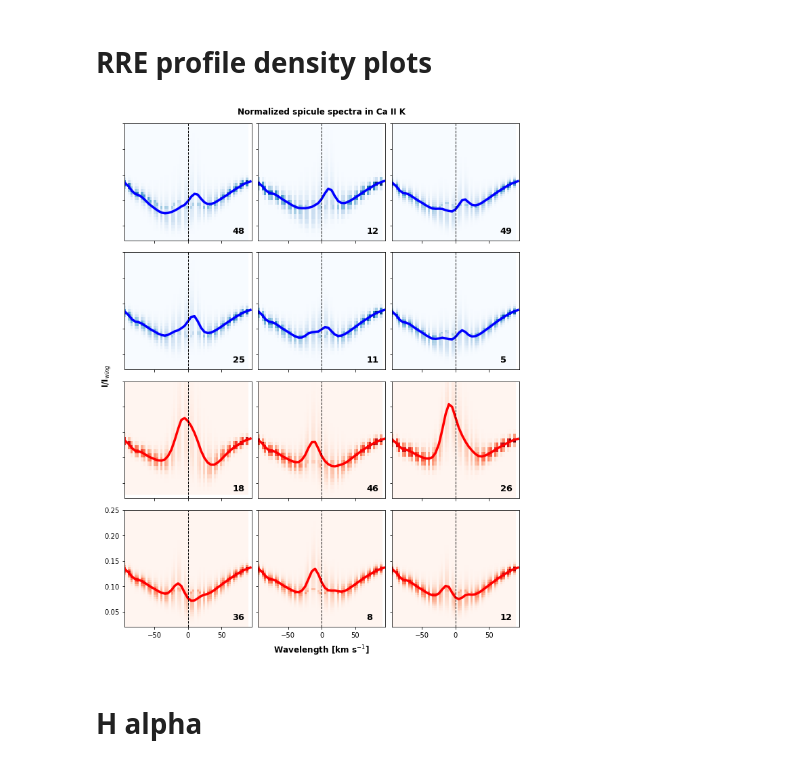
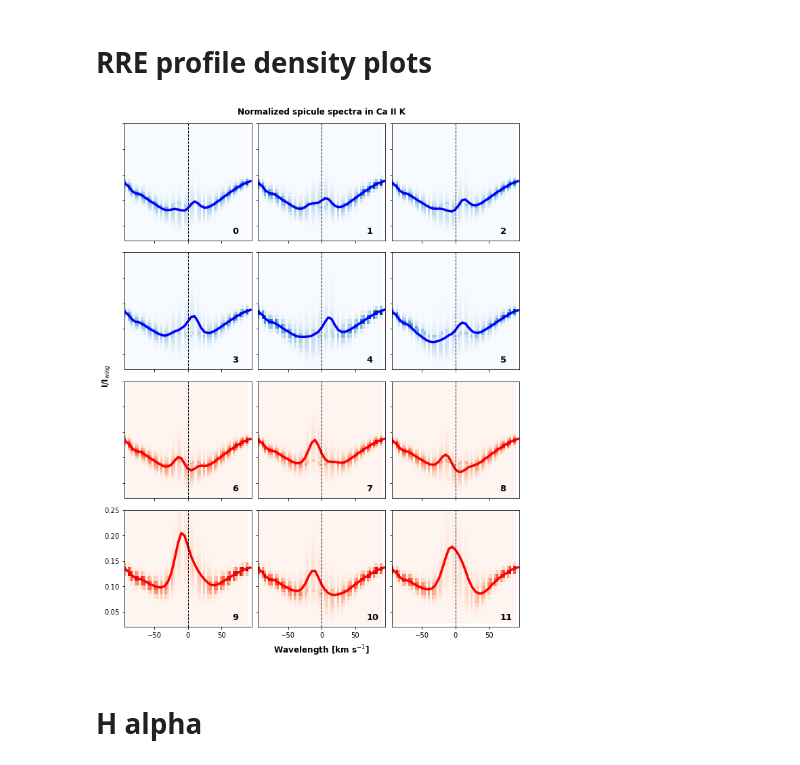
Before and after one commit to souvikita/Statistical-analysis-of-spicules, a Jupyter notebook: Notebooks/Density_profiles_plot.ipynb, the cells around one changed output. Saved outputs shown, nothing was run; the diff lists cells and outputs as text; code cells hidden in the pictures.

Commit message:
Updated cluster numbers on the density plot

```diff
--- a/Notebooks/Density_profiles_plot.ipynb
+++ b/Notebooks/Density_profiles_plot.ipynb
@@ -327,24 +329,26 @@ heatmap12, xedges12, yedges12 = np.histogram2d(repeat_wave_16,all_profiles_16.fl
 extent12= [xedges12[0], xedges12[-1], yedges12[0], yedges12[-1]]
 X12, Y12 = np.meshgrid(xedges12[0:-1],yedges12[0:-1])
 # %%
+####--------[5, 11, 49, 25, 12, 48,]-->[0, 1, 2, 3, 4, 5]---- For regrouping the clusters
+###--[16, 8, 36, 26, 46, 18,]-->[6, 7, 8, 9, 10, 11]
 fig, ax = plt.subplots(4,3,figsize=(9,12),sharey='row')
 fig.subplots_adjust(hspace = 0.1,wspace=0.05,left=0.05,right=0.95,top=0.93,bottom=0.07)
 ax=ax.ravel()
 
-ax[0].pcolormesh(X1, Y1, heatmap1.T,cmap='Blues',shading='gauroud')
+ax[0].pcolormesh(X6, Y6, heatmap6.T,cmap='Blues',shading='gauroud')
 ax[0].set_ylim((0.02,0.25))
 ax[0].set_xlim((-95,95))
-ax[0].plot(dopp_Ca[:40],data[48,:40],color='Blue',linewidth=3.5)
-ax[0].text(.85, .065, str(48), transform=ax[0].transAxes, size=13,color='Black',fontweight='bold')
+ax[0].plot(dopp_Ca[:40],data[5,:40],color='Blue',linewidth=3.5)
+ax[0].text(.85, .065, str(0), transform=ax[0].transAxes, size=13,color='Black',fontweight='bold')
 ax[0].axvline(x=0,color='black',linewidth = 1,linestyle='dashed')
 plt.setp(ax[0].get_xticklabels(), visible=False)
 plt.setp(ax[0].get_yticklabels(), visible=False)
 
-ax[1].pcolormesh(X2, Y2, heatmap2.T,cmap='Blues',shading='gauroud')
+ax[1].pcolormesh(X5, Y5, heatmap5.T,cmap='Blues',shading='gauroud')
 ax[1].set_ylim((0.02,0.25))
 ax[1].set_xlim((-95,95))
-ax[1].plot(dopp_Ca[:40],data[12,:40],color='Blue',linewidth=3.5)
-ax[1].text(.85, .065, str(12), transform=ax[1].transAxes, size=13,color='Black',fontweight='bold')
+ax[1].plot(dopp_Ca[:40],data[11,:40],color='Blue',linewidth=3.5)
+ax[1].text(.85, .065, str(1), transform=ax[1].transAxes, size=13,color='Black',fontweight='bold')
 ax[1].axvline(x=0,color='black',linewidth = 1,linestyle='dashed')
 plt.setp(ax[1].get_xticklabels(), visible=False)
 plt.setp(ax[1].get_yticklabels(), visible=False)
@@ -353,7 +357,7 @@ ax[2].pcolormesh(X3, Y3, heatmap3.T,cmap='Blues',shading='gauroud')
 ax[2].set_ylim((0.02,0.25))
 ax[2].set_xlim((-95,95))
 ax[2].plot(dopp_Ca[:40],data[49,:40],color='Blue',linewidth=3.5)
-ax[2].text(.85, .065, str(49), transform=ax[2].transAxes, size=13,color='Black',fontweight='bold')
+ax[2].text(.85, .065, str(2), transform=ax[2].transAxes, size=13,color='Black',fontweight='bold')
 ax[2].axvline(x=0,color='black',linewidth = 1,linestyle='dashed')
 plt.setp(ax[2].get_xticklabels(), visible=False)
 plt.setp(ax[2].get_yticklabels(), visible=False)
@@ -362,89 +366,91 @@ ax[3].pcolormesh(X4, Y4, heatmap4.T,cmap='Blues',shading='gauroud')
 ax[3].set_ylim((0.02,0.25))
 ax[3].set_xlim((-95,95))
 ax[3].plot(dopp_Ca[:40],data[25,:40],color='Blue',linewidth=3.5)
-ax[3].text(.85, .065, str(25), transform=ax[3].transAxes, size=13,color='Black',fontweight='bold')
+ax[3].text(.85, .065, str(3), transform=ax[3].transAxes, size=13,color='Black',fontweight='bold')
 ax[3].axvline(x=0,color='black',linewidth = 1,linestyle='dashed')
 plt.setp(ax[3].get_xticklabels(), visible=False)
 plt.setp(ax[3].get_yticklabels(), visible=False)
 
-ax[4].pcolormesh(X5, Y5, heatmap5.T,cmap='Blues',shading='gauroud')
+ax[4].pcolormesh(X2, Y2, heatmap2.T,cmap='Blues',shading='gauroud')
 ax[4].set_ylim((0.02,0.25))
 ax[4].set_xlim((-95,95))
-ax[4].plot(dopp_Ca[:40],data[11,:40],color='Blue',linewidth=3.5)
-ax[4].text(.85, .065, str(11), transform=ax[4].transAxes, size=13,color='Black',fontweight='bold')
+ax[4].plot(dopp_Ca[:40],data[12,:40],color='Blue',linewidth=3.5)
+ax[4].text(.85, .065, str(4), transform=ax[4].transAxes, size=13,color='Black',fontweight='bold')
 ax[4].axvline(x=0,color='black',linewidth = 1,linestyle='dashed')
 plt.setp(ax[4].get_xticklabels(), visible=False)
 plt.setp(ax[4].get_yticklabels(), visible=False)
 
-ax[5].pcolormesh(X6, Y6, heatmap6.T,cmap='Blues',shading='gauroud')
+ax[5].pcolormesh(X1, Y1, heatmap1.T,cmap='Blues',shading='gauroud')
 ax[5].set_ylim((0.02,0.25))
 ax[5].set_xlim((-95,95))
-ax[5].plot(dopp_Ca[:40],data[5,:40],color='Blue',linewidth=3.5)
+ax[5].plot(dopp_Ca[:40],data[48,:40],color='Blue',linewidth=3.5)
 ax[5].text(.85, .065, str(5), transform=ax[5].transAxes, size=13,color='Black',fontweight='bold')
 ax[5].axvline(x=0,color='black',linewidth = 1,linestyle='dashed')
 plt.setp(ax[5].get_xticklabels(), visible=False)
 plt.setp(ax[5].get_yticklabels(), visible=False)
 
-ax[6].pcolormesh(X7, Y7, heatmap7.T,cmap='Reds',shading='gauroud')
+####------------RREs begin----------######
+
+ax[6].pcolormesh(X12, Y12, heatmap12.T,cmap='Reds',shading='gauroud')
 ax[6].set_ylim((0.02,0.25))
 ax[6].set_xlim((-95,95))
-ax[6].plot(dopp_Ca[:40],data[18,:40],color='Red',linewidth=3.5)
-ax[6].text(.85, .065, str(18), transform=ax[6].transAxes, size=13,color='Black',fontweight='bold')
+ax[6].plot(dopp_Ca[:40],data[16,:40],color='Red',linewidth=3.5)
+ax[6].text(.85, .065, str(6), transform=ax[6].transAxes, size=13,color='Black',fontweight='bold')
 ax[6].axvline(x=0,color='black',linewidth = 1,linestyle='dashed')
 plt.setp(ax[6].get_xticklabels(), visible=False)
 plt.setp(ax[6].get_yticklabels(), visible=False)
 
-ax[7].pcolormesh(X8, Y8, heatmap8.T,cmap='Reds',shading='gauroud')
+ax[7].pcolormesh(X11, Y11, heatmap11.T,cmap='Reds',shading='gauroud')
 ax[7].set_ylim((0.02,0.25))
 ax[7].set_xlim((-95,95))
-ax[7].plot(dopp_Ca[:40],data[46,:40],color='Red',linewidth=3.5)
-ax[7].text(.85, .065, str(46), transform=ax[7].transAxes, size=13,color='Black',fontweight='bold')
+ax[7].plot(dopp_Ca[:40],data[8,:40],color='Red',linewidth=3.5)
+ax[7].text(.85, .065, str(7), transform=ax[7].transAxes, size=13,color='Black',fontweight='bold')
 ax[7].axvline(x=0,color='black',linewidth = 1,linestyle='dashed')
 plt.setp(ax[7].get_xticklabels(), visible=False)
 plt.setp(ax[7].get_yticklabels(), visible=False)
 
-ax[8].pcolormesh(X9, Y9, heatmap9.T,cmap='Reds',shading='gauroud')
+ax[8].pcolormesh(X10, Y10, heatmap10.T,cmap='Reds',shading='gauroud')
 ax[8].set_ylim((0.02,0.25))
 ax[8].set_xlim((-95,95))
-ax[8].plot(dopp_Ca[:40],data[26,:40],color='Red',linewidth=3.5)
-ax[8].text(.85, .065, str(26), transform=ax[8].transAxes, size=13,color='Black',fontweight='bold')
+ax[8].plot(dopp_Ca[:40],data[36,:40],color='Red',linewidth=3.5)
+ax[8].text(.85, .065, str(8), transform=ax[8].transAxes, size=13,color='Black',fontweight='bold')
 ax[8].axvline(x=0,color='black',linewidth = 1,linestyle='dashed')
 plt.setp(ax[8].get_xticklabels(), visible=False)
 plt.setp(ax[8].get_yticklabels(), visible=False)
 
-ax[9].pcolormesh(X10, Y10, heatmap10.T,cmap='Reds',shading='gauroud')
+ax[9].pcolormesh(X9, Y9, heatmap9.T,cmap='Reds',shading='gauroud')
 ax[9].set_ylim((0.02,0.25))
 ax[9].set_xlim((-95,95))
-ax[9].plot(dopp_Ca[:40],data[36,:40],color='Red',linewidth=3.5)
-ax[9].text(.85, .065, str(36), transform=ax[9].transAxes, size=13,color='Black',fontweight='bold')
+ax[9].plot(dopp_Ca[:40],data[26,:40],color='Red',linewidth=3.5)
+ax[9].text(.85, .065, str(9), transform=ax[9].transAxes, size=13,color='Black',fontweight='bold')
 ax[9].axvline(x=0,color='black',linewidth = 1,linestyle='dashed')
 # plt.setp(axs[9].get_xticklabels(), visible=False)
 # plt.setp(axs[9].get_yticklabels(), visible=False)
 
-ax[10].pcolormesh(X11, Y11, heatmap11.T,cmap='Reds',shading='gauroud')
+ax[10].pcolormesh(X8, Y8, heatmap8.T,cmap='Reds',shading='gauroud')
 ax[10].set_ylim((0.02,0.25))
 ax[10].set_xlim((-95,95))
-ax[10].plot(dopp_Ca[:40],data[8,:40],color='Red',linewidth=3.5)
-ax[10].text(.85, .065, str(8), transform=ax[10].transAxes, size=13,color='Black',fontweight='bold')
+ax[10].plot(dopp_Ca[:40],data[46,:40],color='Red',linewidth=3.5)
+ax[10].text(.85, .065, str(10), transform=ax[10].transAxes, size=13,color='Black',fontweight='bold')
 ax[10].axvline(x=0,color='black',linewidth = 1,linestyle='dashed')
 # plt.setp(axs[10].get_xticklabels(), visible=False)
 # plt.setp(axs[10].get_yticklabels(), visible=False)
 
-ax[11].pcolormesh(X12, Y12, heatmap12.T,cmap='Reds',shading='gauroud')
+ax[11].pcolormesh(X7, Y7, heatmap7.T,cmap='Reds',shading='gauroud')
 ax[11].set_ylim((0.02,0.25))
 ax[11].set_xlim((-95,95))
-ax[11].plot(dopp_Ca[:40],data[16,:40],color='Red',linewidth=3.5)
-ax[11].text(.85, .065, str(16), transform=ax[11].transAxes, size=13,color='Black',fontweight='bold')
+ax[11].plot(dopp_Ca[:40],data[18,:40],color='Red',linewidth=3.5)
+ax[11].text(.85, .065, str(11), transform=ax[11].transAxes, size=13,color='Black',fontweight='bold')
 ax[11].axvline(x=0,color='black',linewidth = 1,linestyle='dashed')
 # plt.setp(axs[2].get_xticklabels(), visible=False)
 # plt.setp(axs[].get_yticklabels(), visible=False)
 fig.text(0.5, 0.95, 'Normalized spicule spectra in Ca II K', ha='center', va='center', rotation='horizontal',size=12,fontweight='bold')
 fig.text(0.5, 0.03, 'Wavelength [km s$^{-1}$]', ha='center', va='center', rotation='horizontal',size=12,fontweight='bold')
 fig.text(0.01, 0.5, r'I/I$_{wing}$', ha='center', va='center', rotation='vertical',size=12,fontweight='bold')
 # fig.text(0.01, 0.5, r'I$_{sp}$ [W m$^{-2}$ s$^{-1}$ sr$^{-1}$]', ha='center', va='center', rotation='vertical',size=12,fontweight='bold')
-plt.savefig('/mn/stornext/u3/souvikb/paper4_images/1D_density_plot_normalized.pdf')
+plt.savefig('/mn/stornext/d9/souvikb/paper4_images/1D_density_plot_normalized.pdf')
 # %% [output]
-[figure, old version]
+[figure, new version]
 # %% [markdown]
 # H alpha
 # %%
```
Also changed, not shown: parts of 3 cells of this notebook.
